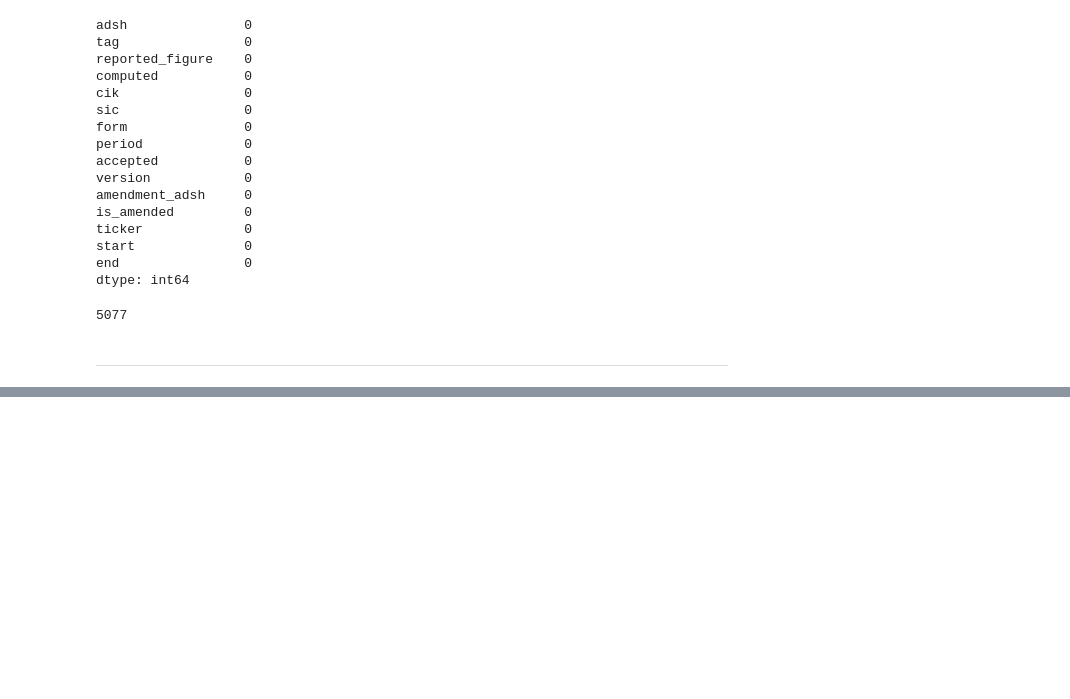
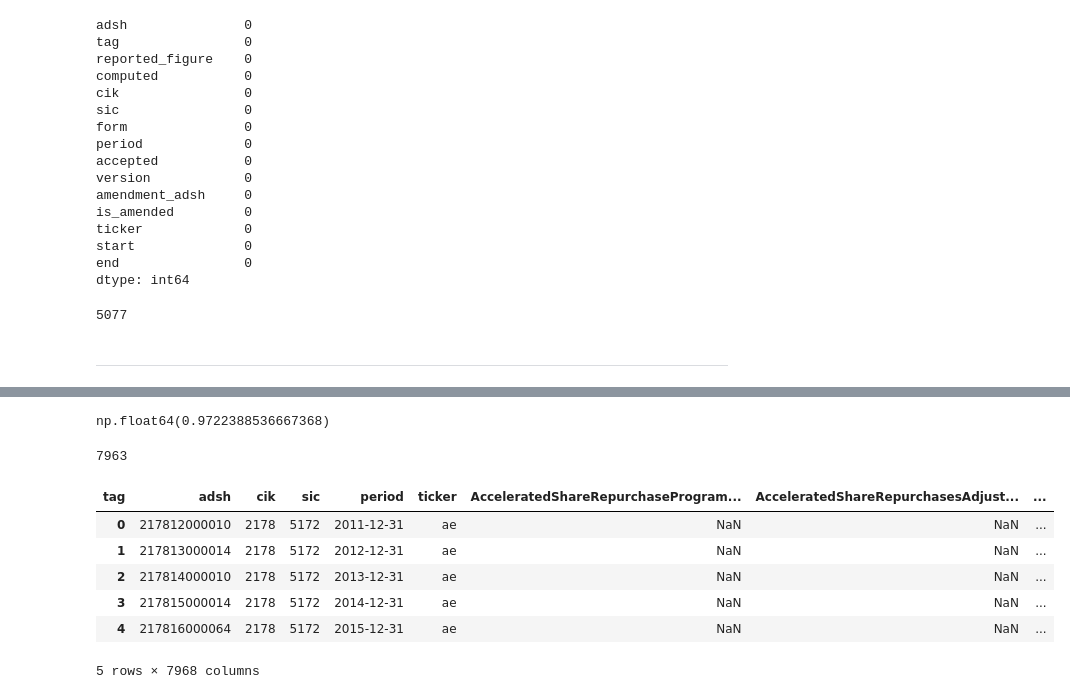
Before and after one commit to niklasko99/datascience4finance, a Jupyter notebook: explanatory_analysis/initial_analysis.ipynb, the cells around one changed output, grey strips where cells are left out. Saved outputs shown, nothing was run; the diff lists cells and outputs as text; code cells hidden in the pictures; blank space fills up the shorter version.

```diff
--- a/explanatory_analysis/initial_analysis.ipynb
+++ b/explanatory_analysis/initial_analysis.ipynb
@@ -127,0 +132,19 @@ np.float64(0.0813065808252857)
+# %%
+reshaped_data.isna().sum().sum() / (reshaped_data.shape[1] * reshaped_data.shape[0])
+# %% [output]
+np.float64(0.9722388536667368)
+# %%
+reshaped_data.shape[1]
+# %% [output]
+7963
+# %%
+reshaped_data.reset_index(inplace=True)
+reshaped_data.head()
+# %% [output]
+| tag | adsh | cik | sic | period | ticker | AcceleratedShareRepurchaseProgram... | AcceleratedShareRepurchasesAdjust... | ... |
+| 0 | 217812000010 | 2178 | 5172 | 2011-12-31 | ae | NaN | NaN | ... |
+| 1 | 217813000014 | 2178 | 5172 | 2012-12-31 | ae | NaN | NaN | ... |
+| 2 | 217814000010 | 2178 | 5172 | 2013-12-31 | ae | NaN | NaN | ... |
+| 3 | 217815000014 | 2178 | 5172 | 2014-12-31 | ae | NaN | NaN | ... |
+| 4 | 217816000064 | 2178 | 5172 | 2015-12-31 | ae | NaN | NaN | ... |
+5 rows × 7968 columns
```
Also changed, not shown: parts of 12 cells of this notebook, 46 other files.
